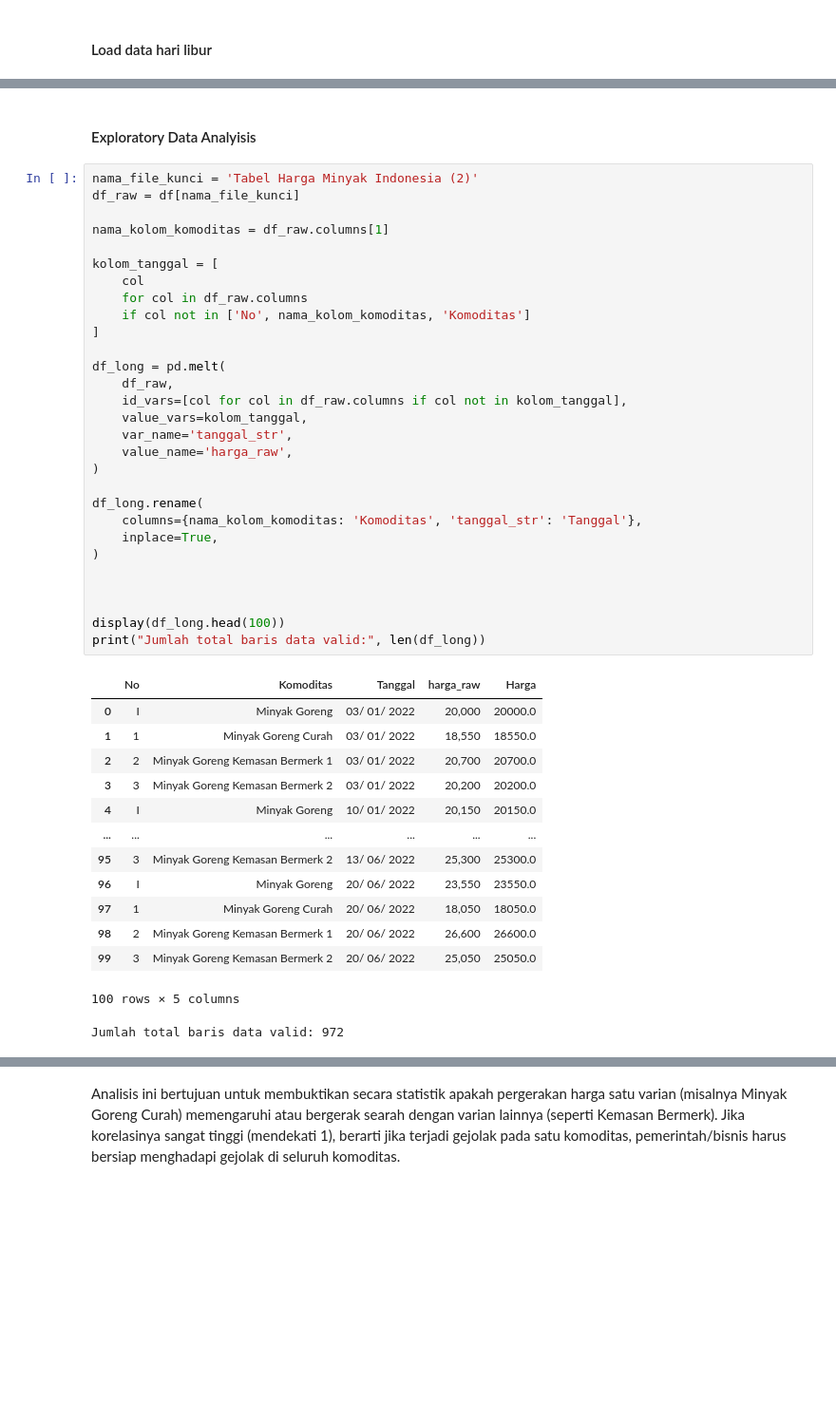
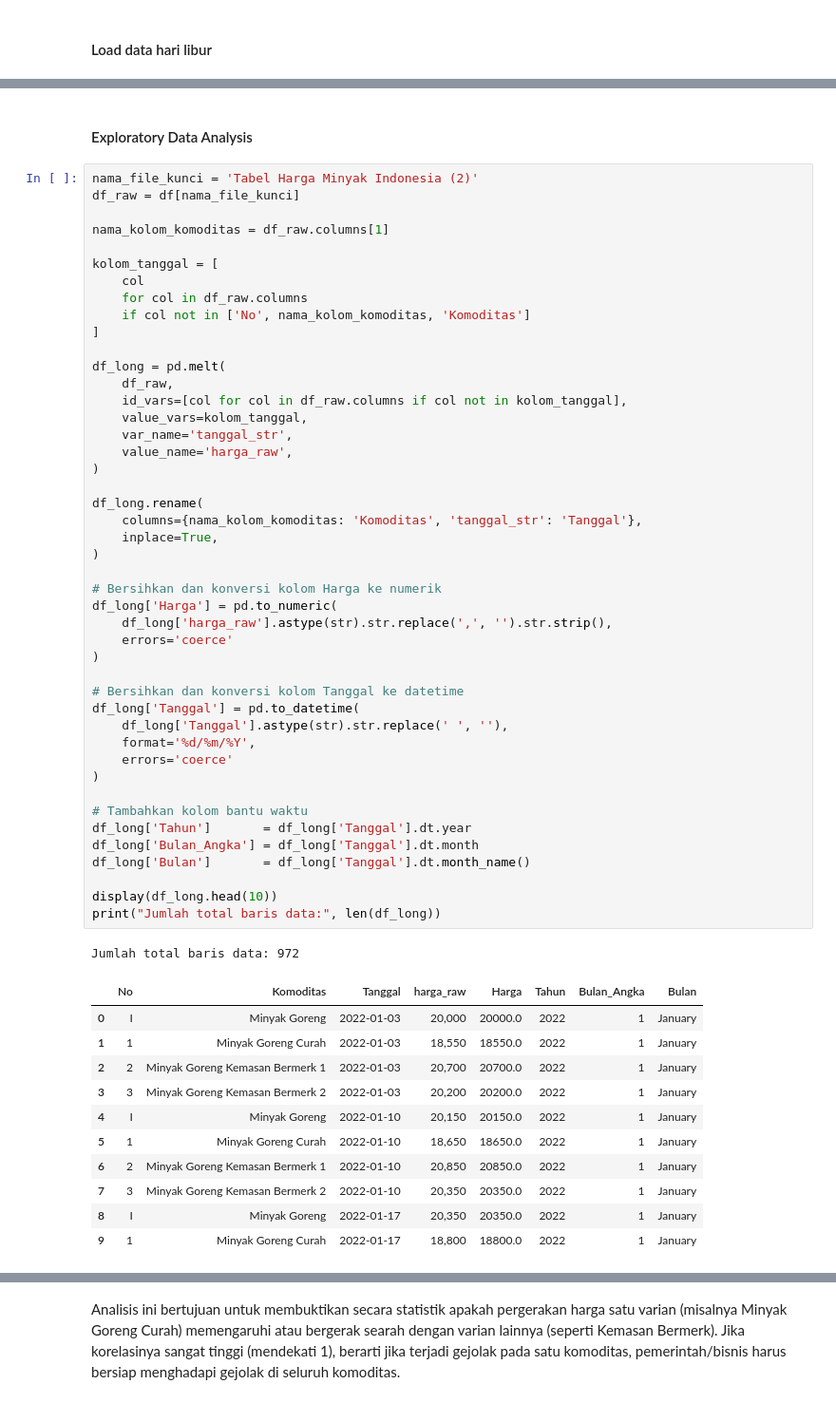
Before and after one commit to candragnawn/spike-oil-price-prediction, a Jupyter notebook: TA.ipynb, the cells around one changed output, grey strips where cells are left out. Shown at 95% size. Drawn from its saved outputs; the diff is of its cells as text; blank space fills up the shorter version.

```diff
--- a/TA.ipynb
+++ b/TA.ipynb
@@ -163,49 +187,63 @@ window ditentukan berdasarkan analisis korelasi dari hari raya tertentu yang mem
 # %% [markdown]
-#### Exploratory Data Analyisis
+#### Exploratory Data Analysis
 # %%
 nama_file_kunci = 'Tabel Harga Minyak Indonesia (2)'
 df_raw = df[nama_file_kunci]
 
 nama_kolom_komoditas = df_raw.columns[1]
 
 kolom_tanggal = [
     col
     for col in df_raw.columns
     if col not in ['No', nama_kolom_komoditas, 'Komoditas']
 ]
 
 df_long = pd.melt(
     df_raw,
     id_vars=[col for col in df_raw.columns if col not in kolom_tanggal],
     value_vars=kolom_tanggal,
     var_name='tanggal_str',
     value_name='harga_raw',
 )
 
 df_long.rename(
     columns={nama_kolom_komoditas: 'Komoditas', 'tanggal_str': 'Tanggal'},
     inplace=True,
 )
 
+# Bersihkan dan konversi kolom Harga ke numerik
+df_long['Harga'] = pd.to_numeric(
+    df_long['harga_raw'].astype(str).str.replace(',', '').str.strip(),
+    errors='coerce'
+)
 
+# Bersihkan dan konversi kolom Tanggal ke datetime
+df_long['Tanggal'] = pd.to_datetime(
+    df_long['Tanggal'].astype(str).str.replace(' ', ''),
+    format='%d/%m/%Y',
+    errors='coerce'
+)
 
-display(df_long.head(100))
-print("Jumlah total baris data valid:", len(df_long))
+# Tambahkan kolom bantu waktu
+df_long['Tahun']       = df_long['Tanggal'].dt.year
+df_long['Bulan_Angka'] = df_long['Tanggal'].dt.month
+df_long['Bulan']       = df_long['Tanggal'].dt.month_name()
+
+display(df_long.head(10))
+print("Jumlah total baris data:", len(df_long))
 # %% [output]
+Jumlah total baris data: 972
-|  | No | Komoditas | Tanggal | harga_raw | Harga |
-| 0 | I | Minyak Goreng | 03/ 01/ 2022 | 20,000 | 20000.0 |
-| 1 | 1 | Minyak Goreng Curah | 03/ 01/ 2022 | 18,550 | 18550.0 |
-| 2 | 2 | Minyak Goreng Kemasan Bermerk 1 | 03/ 01/ 2022 | 20,700 | 20700.0 |
-| 3 | 3 | Minyak Goreng Kemasan Bermerk 2 | 03/ 01/ 2022 | 20,200 | 20200.0 |
-| 4 | I | Minyak Goreng | 10/ 01/ 2022 | 20,150 | 20150.0 |
-| ... | ... | ... | ... | ... | ... |
-| 95 | 3 | Minyak Goreng Kemasan Bermerk 2 | 13/ 06/ 2022 | 25,300 | 25300.0 |
-| 96 | I | Minyak Goreng | 20/ 06/ 2022 | 23,550 | 23550.0 |
-| 97 | 1 | Minyak Goreng Curah | 20/ 06/ 2022 | 18,050 | 18050.0 |
-| 98 | 2 | Minyak Goreng Kemasan Bermerk 1 | 20/ 06/ 2022 | 26,600 | 26600.0 |
-| 99 | 3 | Minyak Goreng Kemasan Bermerk 2 | 20/ 06/ 2022 | 25,050 | 25050.0 |
+|  | No | Komoditas | Tanggal | harga_raw | Harga | Tahun | Bulan_Angka | Bulan |
+| 0 | I | Minyak Goreng | 2022-01-03 | 20,000 | 20000.0 | 2022 | 1 | January |
+| 1 | 1 | Minyak Goreng Curah | 2022-01-03 | 18,550 | 18550.0 | 2022 | 1 | January |
+| 2 | 2 | Minyak Goreng Kemasan Bermerk 1 | 2022-01-03 | 20,700 | 20700.0 | 2022 | 1 | January |
+| 3 | 3 | Minyak Goreng Kemasan Bermerk 2 | 2022-01-03 | 20,200 | 20200.0 | 2022 | 1 | January |
+| 4 | I | Minyak Goreng | 2022-01-10 | 20,150 | 20150.0 | 2022 | 1 | January |
+| 5 | 1 | Minyak Goreng Curah | 2022-01-10 | 18,650 | 18650.0 | 2022 | 1 | January |
+| 6 | 2 | Minyak Goreng Kemasan Bermerk 1 | 2022-01-10 | 20,850 | 20850.0 | 2022 | 1 | January |
+| 7 | 3 | Minyak Goreng Kemasan Bermerk 2 | 2022-01-10 | 20,350 | 20350.0 | 2022 | 1 | January |
+| 8 | I | Minyak Goreng | 2022-01-17 | 20,350 | 20350.0 | 2022 | 1 | January |
+| 9 | 1 | Minyak Goreng Curah | 2022-01-17 | 18,800 | 18800.0 | 2022 | 1 | January |
-100 rows × 5 columns
-Jumlah total baris data valid: 972
 # %%
 statistik_deskriptif = (
     df_long.groupby('Komoditas')['Harga']
```
Also changed, not shown: parts of 28 cells of this notebook.
